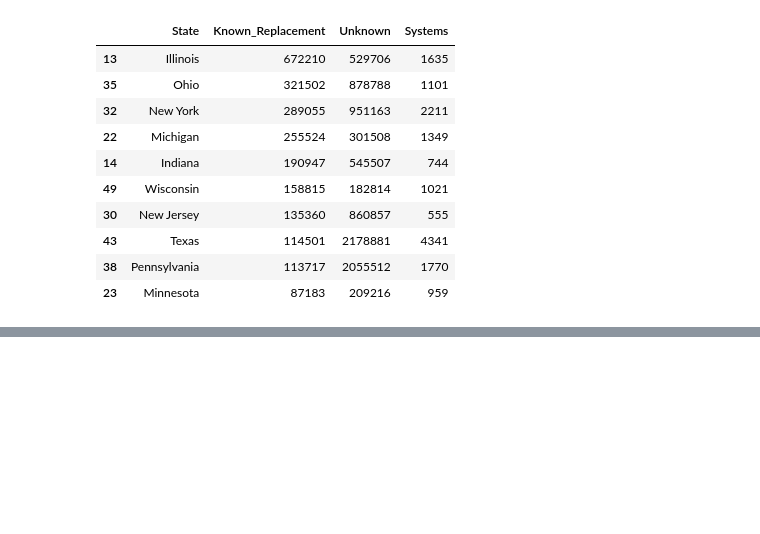
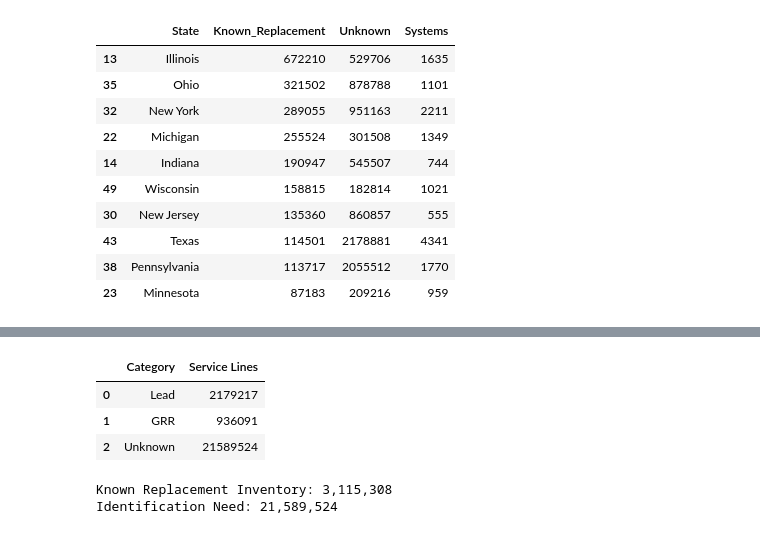
Before and after one commit to drat-git/xylem-lead-service-line-analysis, a Jupyter notebook: Lead_Service_Line_Analysis.ipynb, the cells around one changed output, grey strips where cells are left out. Cells and saved outputs as stored; diff of their text form; code cells hidden in the pictures; blank space fills up the shorter version.

```diff
--- a/Lead_Service_Line_Analysis.ipynb
+++ b/Lead_Service_Line_Analysis.ipynb
@@ -326,0 +331,29 @@ state_summary.sort_values(
+# %%
+national_totals = pd.DataFrame({
+    "Category": ["Lead", "GRR", "Unknown"],
+    "Service Lines": [
+        df["# Lead Service Lines"].sum(),
+        df["# Galvanized Requiring Replacement Service Lines"].sum(),
+        df["# Lead Status Unknown Service Lines"].sum()
+    ]
+})
+
+national_totals
+# %% [output]
+|  | Category | Service Lines |
+| 0 | Lead | 2179217 |
+| 1 | GRR | 936091 |
+| 2 | Unknown | 21589524 |
+# %%
+national_known_replacement = (
+    national_totals.loc[
+        national_totals["Category"].isin(["Lead", "GRR"]),
+        "Service Lines"
+    ].sum()
+)
+
+print(f"Known Replacement Inventory: {national_known_replacement:,.0f}")
+print(f"Identification Need: {national_totals.loc[national_totals['Category'] == 'Unknown', 'Service Lines'].iloc[0]:,.0f}")
+# %% [output]
+Known Replacement Inventory: 3,115,308
+Identification Need: 21,589,524
```
Also changed, not shown: parts of 3 cells of this notebook.
